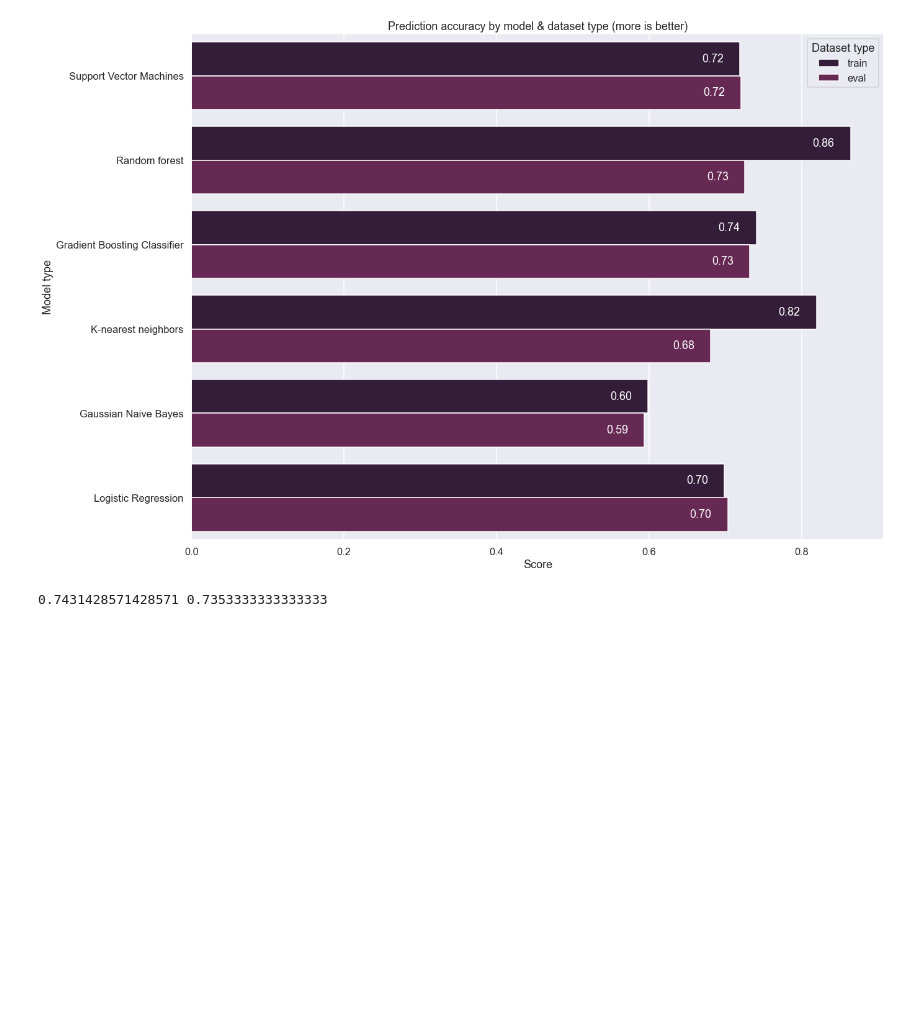
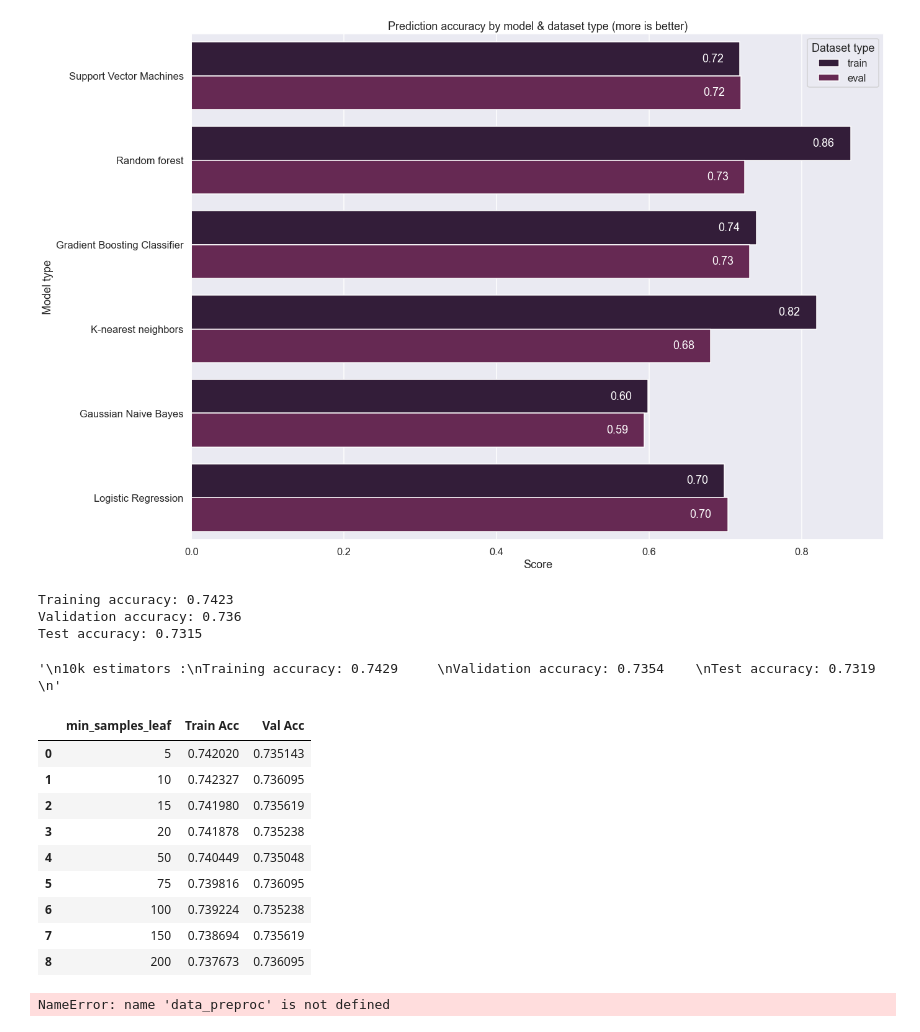
Before and after one commit to pasaunier/FDD_Projet_H, a Jupyter notebook: classification_saunier.ipynb, the cells around one changed output. Cells and saved outputs as stored; diff of their text form; code cells hidden in the pictures; blank space fills up the shorter version.

```diff
--- a/classification_saunier.ipynb
+++ b/classification_saunier.ipynb
@@ -351,15 +351,66 @@ Text(0.5, 1.0, 'Prediction accuracy by model & dataset type (more is better)')
 [figure]
 # %%
 #on va pimper le random forest sa mère
-rand_for = RandomForestClassifier(n_estimators=500,
+rand_for = RandomForestClassifier(n_estimators=1000,
                                   max_depth = 7,      #advice says btwn 5-15 to reduce overfitting
-                                  min_samples_leaf=3,
+                                  min_samples_leaf=5,
                                   max_features=0.5,
-                                  n_jobs=-1)
+                                  n_jobs=-1
+                                 )
 
 
 rand_for.fit( train_X , train_y )
 
-print (rand_for.score( train_X , train_y ) , rand_for.score( valid_X , valid_y ))
+
+
+
+print(f"""
+Training accuracy: {round(rand_for.score( train_X , train_y ),4)}
+Validation accuracy: {round(rand_for.score( valid_X , valid_y ),4)}
+Test accuracy: {round(rand_for.score( test_X , test_Y ),4)} """)
+
+"""
+
+10k estimators :
+Training accuracy: 0.7429
+Validation accuracy: 0.7354
+Test accuracy: 0.7319
+"""
 # %% [output]
-0.7431428571428571 0.7353333333333333
+Training accuracy: 0.7423
+Validation accuracy: 0.736
+Test accuracy: 0.7315
+'\n10k estimators :\nTraining accuracy: 0.7429     \nValidation accuracy: 0.7354    \nTest accuracy: 0.7319 \n'
+# %%
+# APE TOGETHER WITH LOOP STRONK
+val = [5, 10, 15, 20, 50, 75, 100, 150, 200]
+res_l = []
+for elem in val :
+    rand_for = RandomForestClassifier(n_estimators=500,
+                                      max_depth = 7,
+                                      min_samples_leaf=elem,
+                                      max_features=0.5,
+                                      n_jobs=-1)
+
+    rand_for.fit( train_X , train_y )
+
+    res_l.append((elem,rand_for.score( train_X , train_y ), rand_for.score( valid_X , valid_y )))
+
+res_df = pd.DataFrame(res_l, columns=["min_samples_leaf", "Train Acc", "Val Acc"])
+res_df
+# %% [output]
+|  | min_samples_leaf | Train Acc | Val Acc |
+| 0 | 5 | 0.742020 | 0.735143 |
+| 1 | 10 | 0.742327 | 0.736095 |
+| 2 | 15 | 0.741980 | 0.735619 |
+| 3 | 20 | 0.741878 | 0.735238 |
+| 4 | 50 | 0.740449 | 0.735048 |
+| 5 | 75 | 0.739816 | 0.736095 |
+| 6 | 100 | 0.739224 | 0.735238 |
+| 7 | 150 | 0.738694 | 0.735619 |
+| 8 | 200 | 0.737673 | 0.736095 |
+# %%
+sns.lineplot(x='min_samples_leaf', y='value', hue='variable',
+             data=pd.melt(data_preproc, ['Year']))
+# %% [output]
+NameError: name 'data_preproc' is not defined
```
Also changed, not shown: parts of 3 cells of this notebook.
